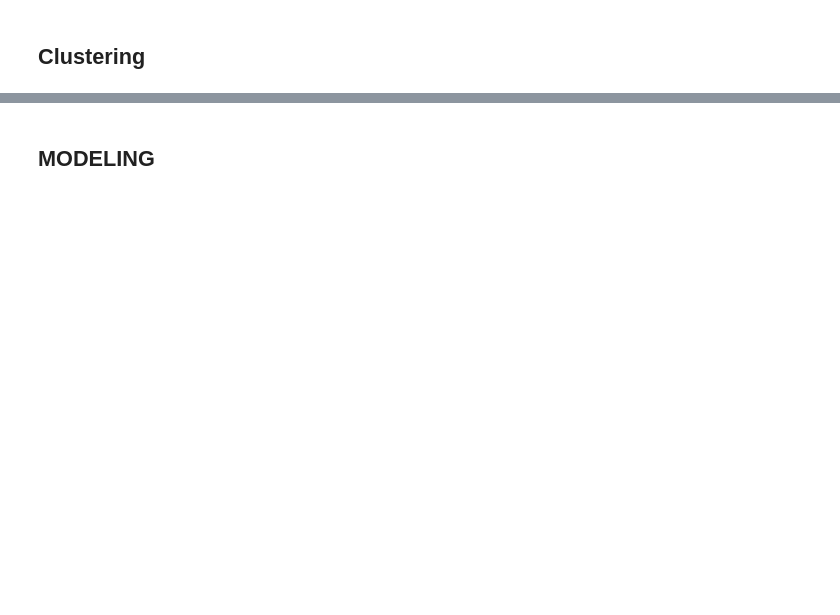
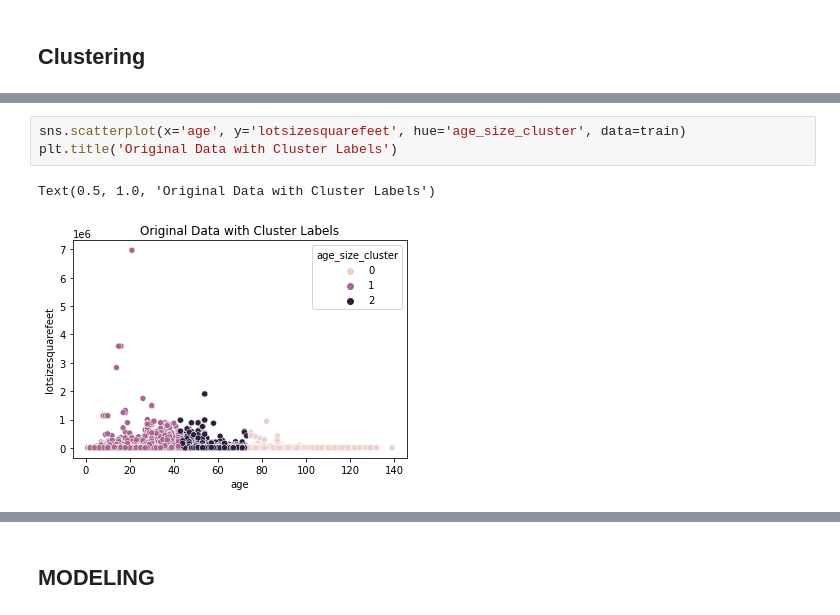
Before and after one commit to rachelrobbinsmayhill/clustering_project, a Jupyter notebook: work_clustering.ipynb, the cells around one changed output, grey strips where cells are left out. Cells and saved outputs as stored; diff of their text form; blank space fills up the shorter version.

```diff
--- a/work_clustering.ipynb
+++ b/work_clustering.ipynb
@@ -904,0 +794,6 @@ pd.DataFrame(X[0].groupby(['area_cluster', 'centroid_scaled_latitude', 'centroid
+# %%
+sns.scatterplot(x='age', y='lotsizesquarefeet', hue='age_size_cluster', data=train)
+plt.title('Original Data with Cluster Labels')
+# %% [output]
+Text(0.5, 1.0, 'Original Data with Cluster Labels')
+[figure, added]
```
Also changed, not shown: parts of 53 cells of this notebook.
